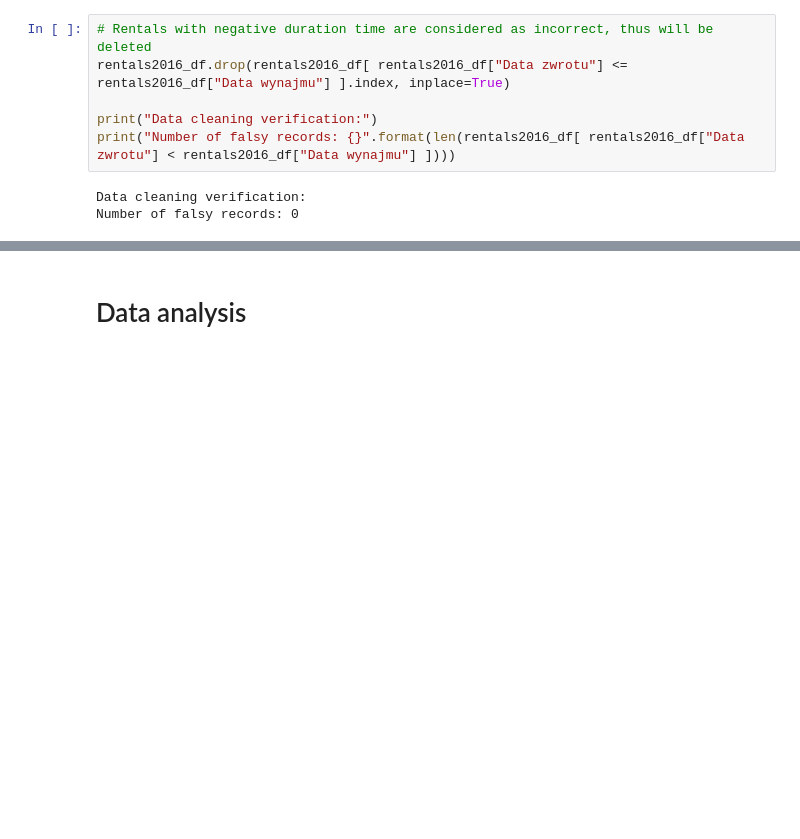
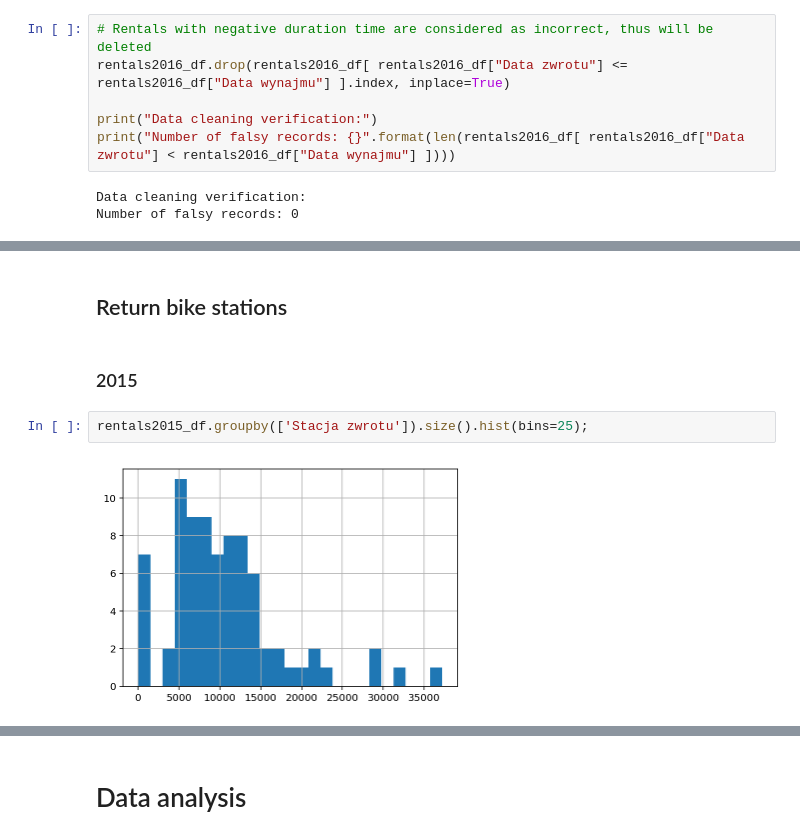
Before and after one commit to mariuszrokita/bike-sharing-demand, a Jupyter notebook: notebooks/wroclawski-rower-miejski/initial-data-exploration.ipynb, the cells around one changed output, grey strips where cells are left out. Cells and saved outputs as stored; diff of their text form; blank space fills up the shorter version.

```diff
--- a/notebooks/wroclawski-rower-miejski/initial-data-exploration.ipynb
+++ b/notebooks/wroclawski-rower-miejski/initial-data-exploration.ipynb
@@ -145,0 +255,8 @@ Number of falsy records: 0
+# %% [markdown]
+## Return bike stations
+# %% [markdown]
+### 2015
+# %%
+rentals2015_df.groupby(['Stacja zwrotu']).size().hist(bins=25);
+# %% [output]
+[figure, added]
```
Also changed, not shown: parts of 20 cells of this notebook.
